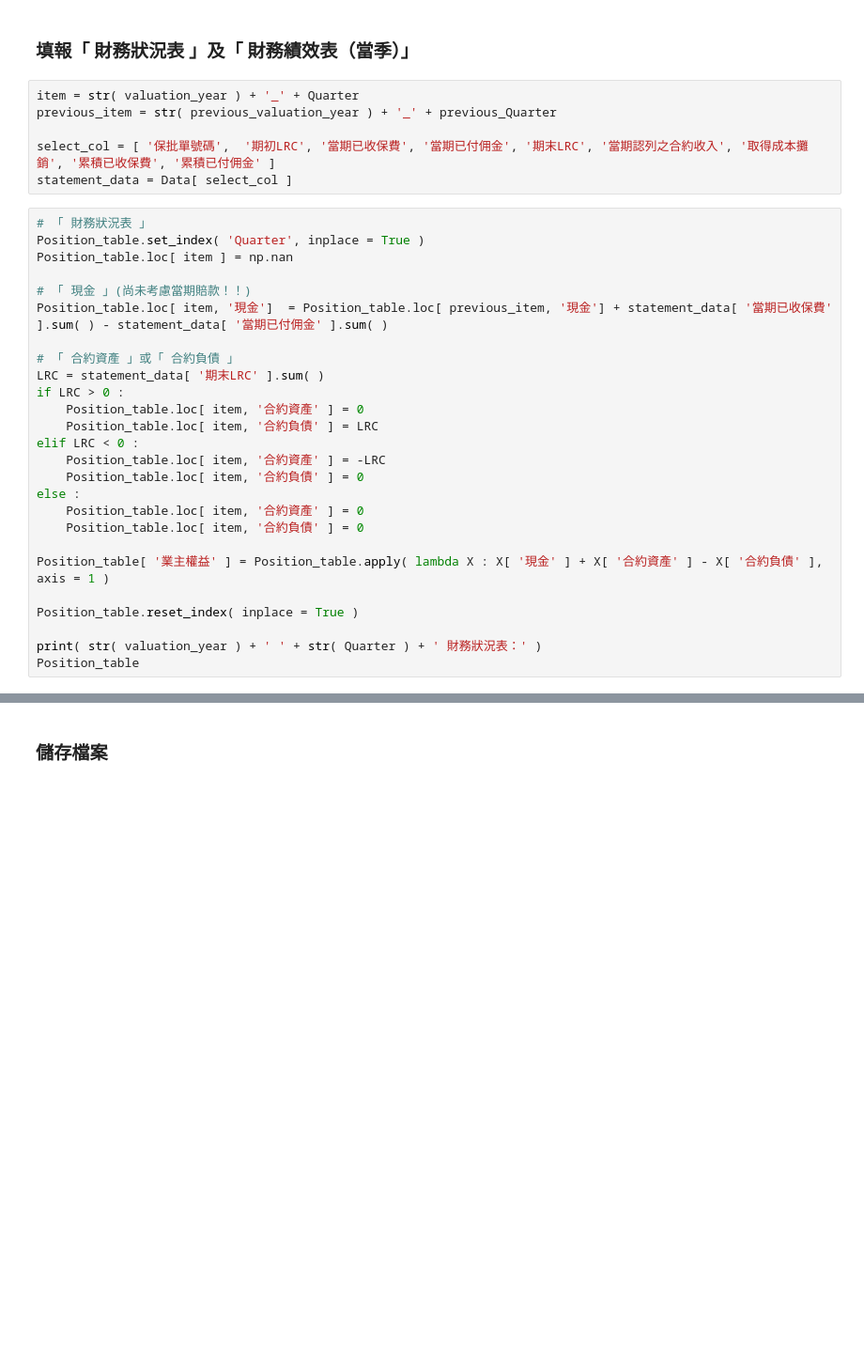
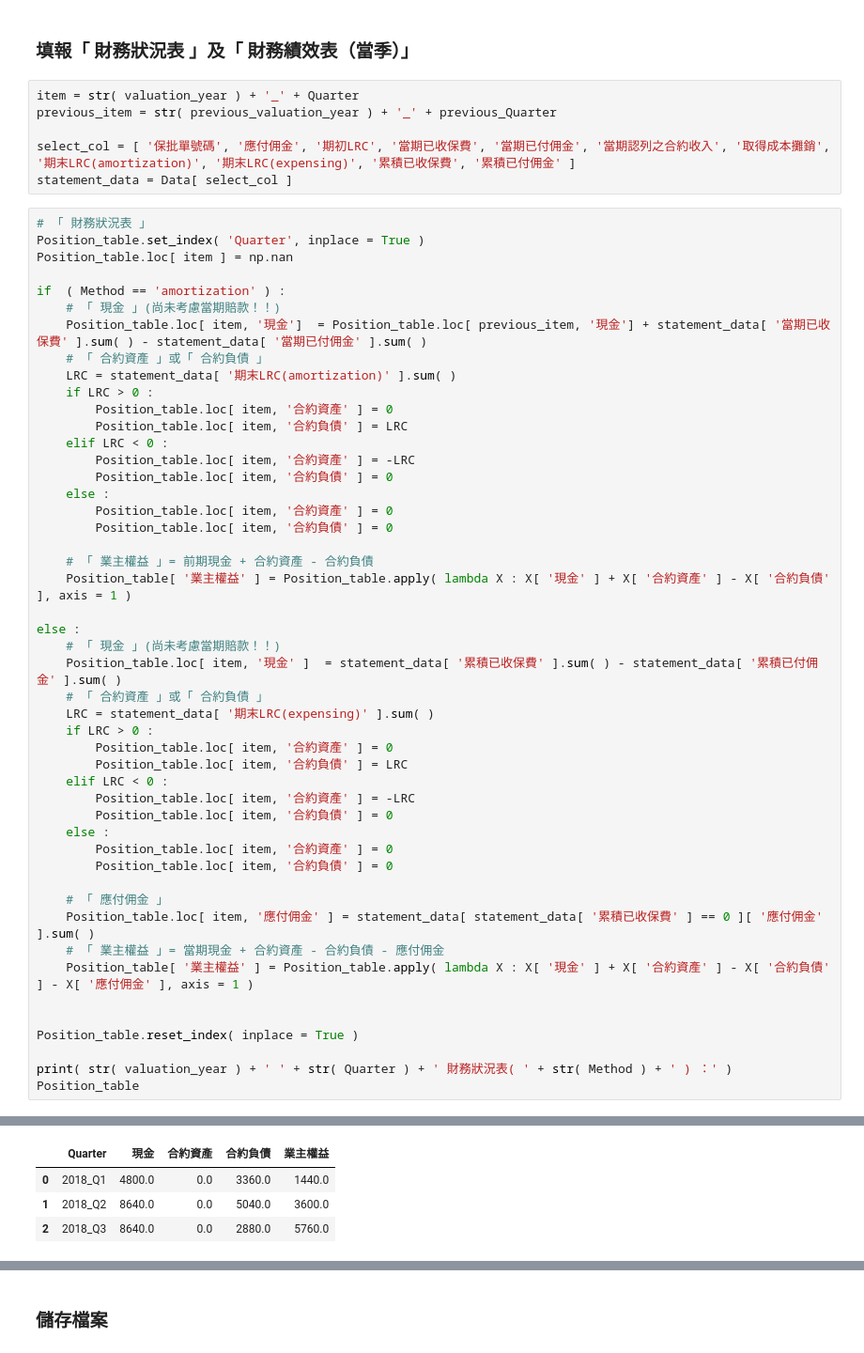
Before and after one commit to YenLinWu/IFRS-17-PAA-Implementation, a Jupyter notebook: PAA/PAA_分期攤銷/PAA_後續認列_2018_Q3.ipynb, the cells around one changed output, grey strips where cells are left out. Shown at 94% size. Cells and saved outputs as stored; diff of their text form; blank space fills up the shorter version.

```diff
--- a/PAA/PAA_分期攤銷/PAA_後續認列_2018_Q3.ipynb
+++ b/PAA/PAA_分期攤銷/PAA_後續認列_2018_Q3.ipynb
@@ -399,31 +426,54 @@ Data.head( 15 )
 item = str( valuation_year ) + '_' + Quarter
 previous_item = str( previous_valuation_year ) + '_' + previous_Quarter
 
-select_col = [ '保批單號碼',  '期初LRC', '當期已收保費', '當期已付佣金', '期末LRC', '當期認列之合約收入', '取得成本攤銷', '累積已收保費', '累積已付佣金' ]
+select_col = [ '保批單號碼', '應付佣金', '期初LRC', '當期已收保費', '當期已付佣金', '當期認列之合約收入', '取得成本攤銷', '期末LRC(amortization)', '期末LRC(expensing)', '累積已收保費', '累積已付佣金' ]
 statement_data = Data[ select_col ]
 # %%
 # 「 財務狀況表 」
 Position_table.set_index( 'Quarter', inplace = True )
 Position_table.loc[ item ] = np.nan
 
-# 「 現金 」(尚未考慮當期賠款！！)
-Position_table.loc[ item, '現金']  = Position_table.loc[ previous_item, '現金'] + statement_data[ '當期已收保費' ].sum( ) - statement_data[ '當期已付佣金' ].sum( )
+if  ( Method == 'amortization' ) :
+    # 「 現金 」(尚未考慮當期賠款！！)
+    Position_table.loc[ item, '現金']  = Position_table.loc[ previous_item, '現金'] + statement_data[ '當期已收保費' ].sum( ) - statement_data[ '當期已付佣金' ].sum( )
+    # 「 合約資產 」或「 合約負債 」
+    LRC = statement_data[ '期末LRC(amortization)' ].sum( )
+    if LRC > 0 :
+        Position_table.loc[ item, '合約資產' ] = 0
+        Position_table.loc[ item, '合約負債' ] = LRC
+    elif LRC < 0 :
+        Position_table.loc[ item, '合約資產' ] = -LRC
+        Position_table.loc[ item, '合約負債' ] = 0
+    else :
+        Position_table.loc[ item, '合約資產' ] = 0
+        Position_table.loc[ item, '合約負債' ] = 0
 
-# 「 合約資產 」或「 合約負債 」
-LRC = statement_data[ '期末LRC' ].sum( )
-if LRC > 0 :
-    Position_table.loc[ item, '合約資產' ] = 0
-    Position_table.loc[ item, '合約負債' ] = LRC
-elif LRC < 0 :
-    Position_table.loc[ item, '合約資產' ] = -LRC
-    Position_table.loc[ item, '合約負債' ] = 0
+    # 「 業主權益 」= 前期現金 + 合約資產 - 合約負債
+    Position_table[ '業主權益' ] = Position_table.apply( lambda X : X[ '現金' ] + X[ '合約資產' ] - X[ '合約負債' ], axis = 1 )
+
 else :
-    Position_table.loc[ item, '合約資產' ] = 0
-    Position_table.loc[ item, '合約負債' ] = 0
+    # 「 現金 」(尚未考慮當期賠款！！)
+    Position_table.loc[ item, '現金' ]  = statement_data[ '累積已收保費' ].sum( ) - statement_data[ '累積已付佣金' ].sum( )
+    # 「 合約資產 」或「 合約負債 」
+    LRC = statement_data[ '期末LRC(expensing)' ].sum( )
+    if LRC > 0 :
+        Position_table.loc[ item, '合約資產' ] = 0
+        Position_table.loc[ item, '合約負債' ] = LRC
+    elif LRC < 0 :
+        Position_table.loc[ item, '合約資產' ] = -LRC
+        Position_table.loc[ item, '合約負債' ] = 0
+    else :
+        Position_table.loc[ item, '合約資產' ] = 0
+        Position_table.loc[ item, '合約負債' ] = 0
 
-Position_table[ '業主權益' ] = Position_table.apply( lambda X : X[ '現金' ] + X[ '合約資產' ] - X[ '合約負債' ], axis = 1 )
+    # 「 應付佣金 」
+    Position_table.loc[ item, '應付佣金' ] = statement_data[ statement_data[ '累積已收保費' ] == 0 ][ '應付佣金' ].sum( )
+    # 「 業主權益 」= 當期現金 + 合約資產 - 合約負債 - 應付佣金
+    Position_table[ '業主權益' ] = Position_table.apply( lambda X : X[ '現金' ] + X[ '合約資產' ] - X[ '合約負債' ] - X[ '應付佣金' ], axis = 1 )
+
 
 Position_table.reset_index( inplace = True )
 
-print( str( valuation_year ) + ' ' + str( Quarter ) + ' 財務狀況表：' )
+print( str( valuation_year ) + ' ' + str( Quarter ) + ' 財務狀況表( ' + str( Method ) + ' ) ：' )
 Position_table
+# %% [output]
@@ -430,3 +481,7 @@ Position_table
+|  | Quarter | 現金 | 合約資產 | 合約負債 | 業主權益 |
+| 0 | 2018_Q1 | 4800.0 | 0.0 | 3360.0 | 1440.0 |
+| 1 | 2018_Q2 | 8640.0 | 0.0 | 5040.0 | 3600.0 |
+| 2 | 2018_Q3 | 8640.0 | 0.0 | 2880.0 | 5760.0 |
 # %%
 # 「 財務績效表（當季）」
 Performance_table.set_index( 'Quarter', inplace = True )
```
Also changed, not shown: parts of 21 cells of this notebook.
